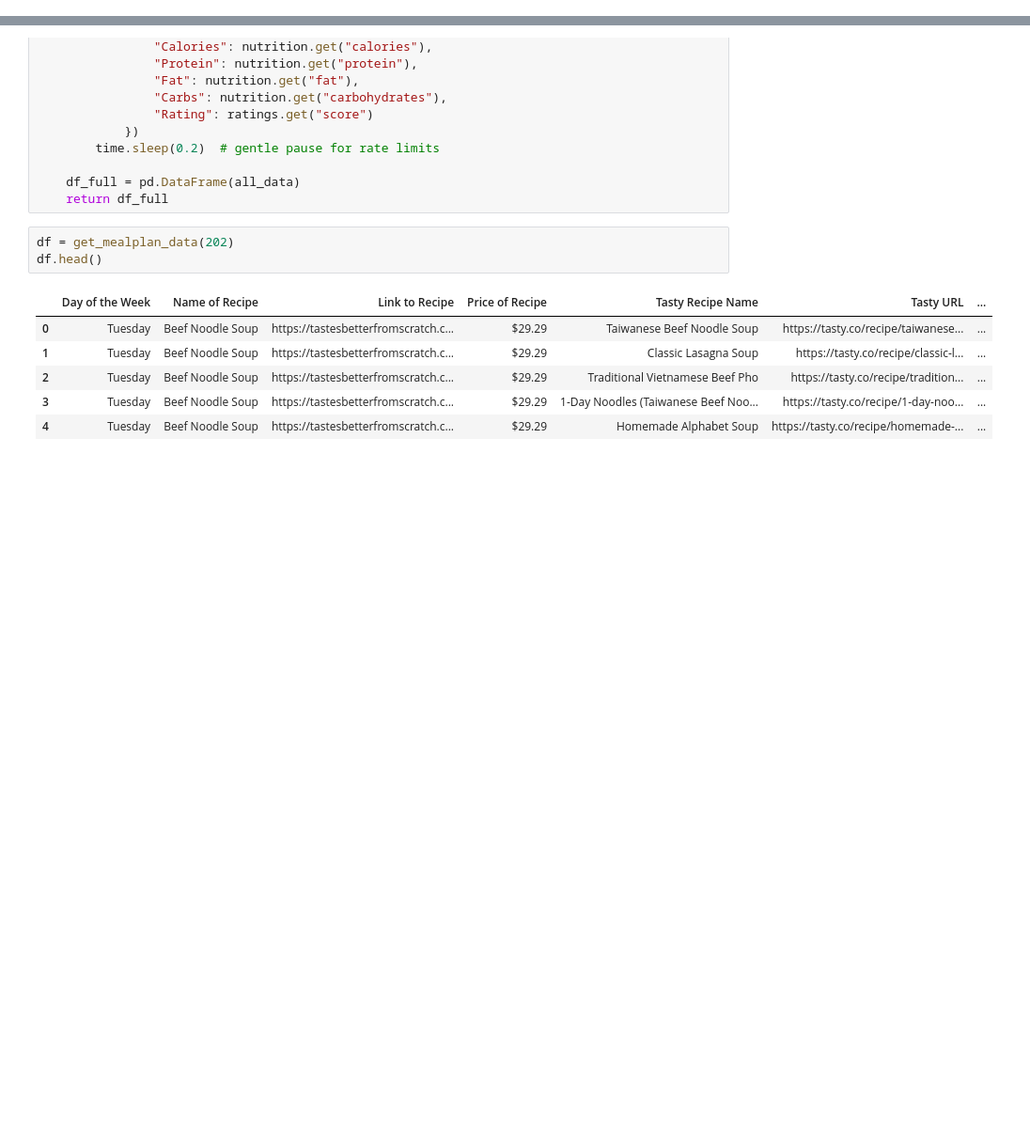
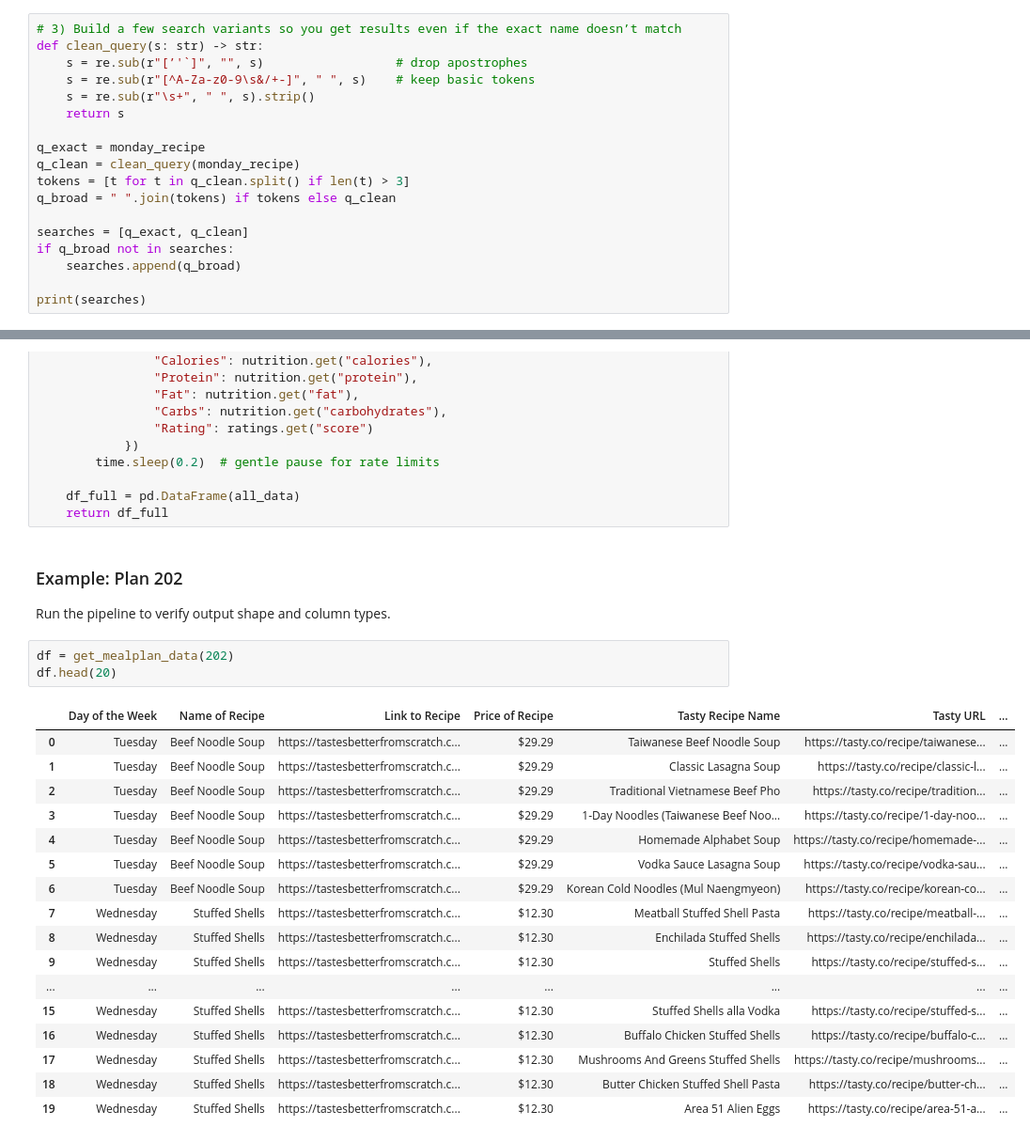
Before and after one commit to NavSanya/GSB544_Projects, a Jupyter notebook: Week4/Lab4/Lab4.ipynb, the cells around one changed output, grey strips where cells are left out. Shown at 94% size. Cells and saved outputs as stored; diff of their text form; blank space fills up the shorter version.

```diff
--- a/Week4/Lab4/Lab4.ipynb
+++ b/Week4/Lab4/Lab4.ipynb
@@ -142,0 +132,18 @@ Matches for this query: 5
+# %%
+# 3) Build a few search variants so you get results even if the exact name doesn’t match
+def clean_query(s: str) -> str:
+    s = re.sub(r"[’'`]", "", s)                  # drop apostrophes
+    s = re.sub(r"[^A-Za-z0-9\s&/+-]", " ", s)    # keep basic tokens
+    s = re.sub(r"\s+", " ", s).strip()
+    return s
+
+q_exact = monday_recipe
+q_clean = clean_query(monday_recipe)
+tokens = [t for t in q_clean.split() if len(t) > 3]
+q_broad = " ".join(tokens) if tokens else q_clean
+
+searches = [q_exact, q_clean]
+if q_broad not in searches:
+    searches.append(q_broad)
+
+print(searches)
@@ -233,13 +281,27 @@ def get_mealplan_data(plan_number: int):
 
     df_full = pd.DataFrame(all_data)
     return df_full
+# %% [markdown]
+### Example: Plan 202
+Run the pipeline to verify output shape and column types.
 # %%
 df = get_mealplan_data(202)
-df.head()
+df.head(20)
 # %% [output]
 |  | Day of the Week | Name of Recipe | Link to Recipe | Price of Recipe | Tasty Recipe Name | Tasty URL | ... |
 | 0 | Tuesday | Beef Noodle Soup | https://tastesbetterfromscratch.c... | $29.29 | Taiwanese Beef Noodle Soup | https://tasty.co/recipe/taiwanese... | ... |
 | 1 | Tuesday | Beef Noodle Soup | https://tastesbetterfromscratch.c... | $29.29 | Classic Lasagna Soup | https://tasty.co/recipe/classic-l... | ... |
 | 2 | Tuesday | Beef Noodle Soup | https://tastesbetterfromscratch.c... | $29.29 | Traditional Vietnamese Beef Pho | https://tasty.co/recipe/tradition... | ... |
 | 3 | Tuesday | Beef Noodle Soup | https://tastesbetterfromscratch.c... | $29.29 | 1-Day Noodles (Taiwanese Beef Noo... | https://tasty.co/recipe/1-day-noo... | ... |
 | 4 | Tuesday | Beef Noodle Soup | https://tastesbetterfromscratch.c... | $29.29 | Homemade Alphabet Soup | https://tasty.co/recipe/homemade-... | ... |
+| 5 | Tuesday | Beef Noodle Soup | https://tastesbetterfromscratch.c... | $29.29 | Vodka Sauce Lasagna Soup | https://tasty.co/recipe/vodka-sau... | ... |
+| 6 | Tuesday | Beef Noodle Soup | https://tastesbetterfromscratch.c... | $29.29 | Korean Cold Noodles (Mul Naengmyeon) | https://tasty.co/recipe/korean-co... | ... |
+| 7 | Wednesday | Stuffed Shells | https://tastesbetterfromscratch.c... | $12.30 | Meatball Stuffed Shell Pasta | https://tasty.co/recipe/meatball-... | ... |
+| 8 | Wednesday | Stuffed Shells | https://tastesbetterfromscratch.c... | $12.30 | Enchilada Stuffed Shells | https://tasty.co/recipe/enchilada... | ... |
+| 9 | Wednesday | Stuffed Shells | https://tastesbetterfromscratch.c... | $12.30 | Stuffed Shells | https://tasty.co/recipe/stuffed-s... | ... |
+| ... | ... | ... | ... | ... | ... | ... | ... |
+| 15 | Wednesday | Stuffed Shells | https://tastesbetterfromscratch.c... | $12.30 | Stuffed Shells alla Vodka | https://tasty.co/recipe/stuffed-s... | ... |
+| 16 | Wednesday | Stuffed Shells | https://tastesbetterfromscratch.c... | $12.30 | Buffalo Chicken Stuffed Shells | https://tasty.co/recipe/buffalo-c... | ... |
+| 17 | Wednesday | Stuffed Shells | https://tastesbetterfromscratch.c... | $12.30 | Mushrooms And Greens Stuffed Shells | https://tasty.co/recipe/mushrooms... | ... |
+| 18 | Wednesday | Stuffed Shells | https://tastesbetterfromscratch.c... | $12.30 | Butter Chicken Stuffed Shell Pasta | https://tasty.co/recipe/butter-ch... | ... |
+| 19 | Wednesday | Stuffed Shells | https://tastesbetterfromscratch.c... | $12.30 | Area 51 Alien Eggs | https://tasty.co/recipe/area-51-a... | ... |
```
Also changed, not shown: parts of 31 cells of this notebook, 12 other files.
